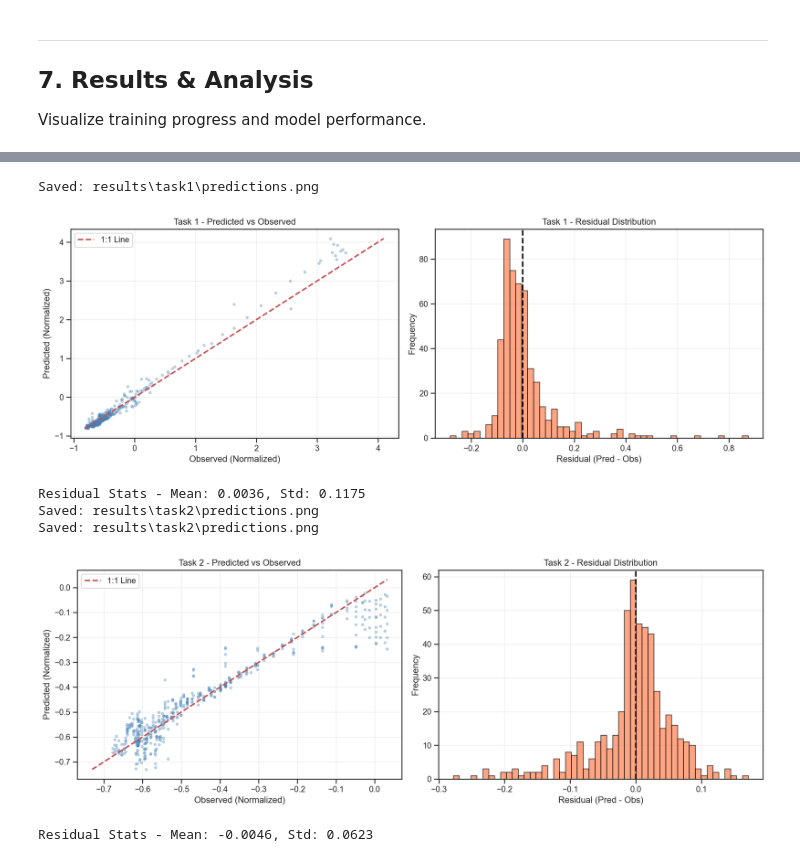
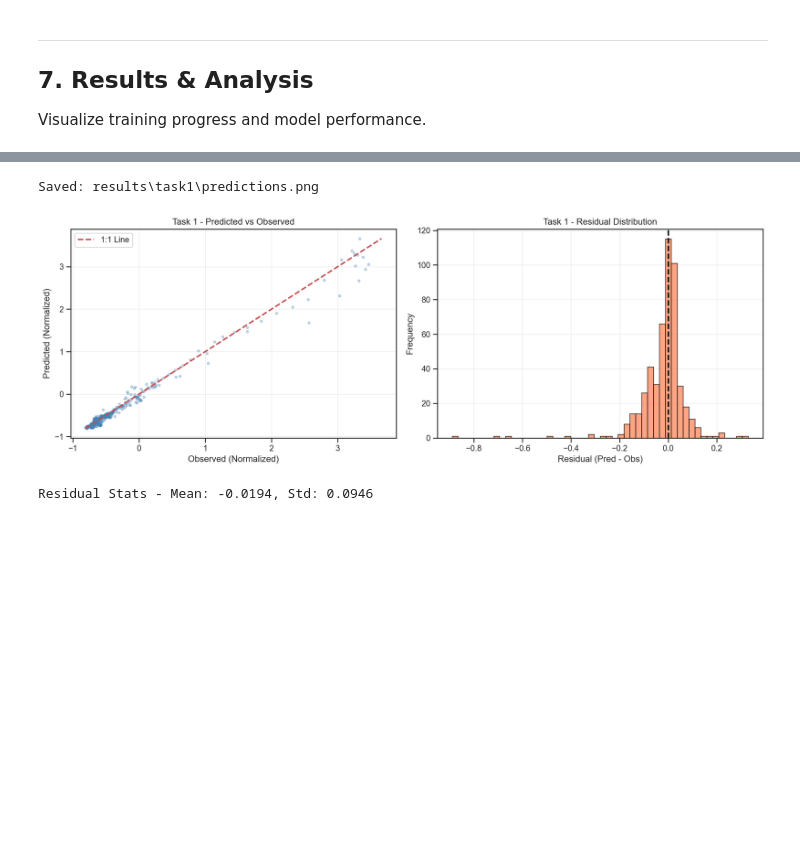
Before and after one commit to VYANHTRAN/hydrology-prediction, a Jupyter notebook: CAMELS_Pipeline.ipynb, the cells around one changed output, grey strips where cells are left out. Saved outputs shown, nothing was run; the diff lists cells and outputs as text; code cells hidden in the pictures; blank space fills up the shorter version.

Commit message:
result

```diff
--- a/CAMELS_Pipeline.ipynb
+++ b/CAMELS_Pipeline.ipynb
@@ -138,7 +137,7 @@ class BaseConfig:
 
     # ==================== EXPERIMENT ====================
     USE_STATIC: bool = True
-    NUM_BASINS: int = 5
+    NUM_BASINS: int = 20
 
     # ==================== DATA SPLIT (Hydrological Years) ====================
     TRAIN_START: str = '1980-10-01'
@@ -188,19 +187,20 @@ class Task1Config(BaseConfig):
     PREDICT_HORIZON: int = 2      # Predict at t+2
 
     # ==================== MODEL HYPERPARAMETERS ====================
-    HIDDEN_DIM: int = 256         # Larger capacity than Task 2
-    NUM_LAYERS: int = 2           # Deeper network
+    HIDDEN_DIM: int = 64
+    NUM_LAYERS: int = 1
     BIDIRECTIONAL: bool = True    # Bidirectional LSTM
-    DROPOUT: float = 0.3          # Higher dropout (was overfitting)
+    DROPOUT: float = 0.5          # Higher dropout (was overfitting)
     USE_ATTENTION: bool = True    # Self-attention over hidden states
     USE_FUTURE_FORCING: bool = True  # Include future forcing data
 
     # ==================== TRAINING ====================
-    LEARNING_RATE: float = 0.001  # Higher initial LR
+    LEARNING_RATE: float = 0.0005  # Higher initial LR
+    WEIGHT_DECAY: float = 1e-4
     LR_PATIENCE: int = 5          # ReduceLROnPlateau patience
     LR_FACTOR: float = 0.5        # LR reduction factor
-    EPOCHS: int = 100
-    EARLY_STOPPING_PATIENCE: int = 15
+    EPOCHS: int = 200
+    EARLY_STOPPING_PATIENCE: int = 50
     GRAD_CLIP_ENABLED: bool = True
     GRAD_CLIP_MAX_NORM: float = 1.0
 
@@ -1691,7 +1700,12 @@ def run_task1(config: Task1Config, device: torch.device, dynamic_data: Dict[str,
         use_attention=config.USE_ATTENTION
     ).to(device)
 
-    optimizer = optim.AdamW(model.parameters(), lr=config.LEARNING_RATE)
+    weight_decay = getattr(config, 'WEIGHT_DECAY', 1e-4)
+
+    optimizer = optim.AdamW(model.parameters(),
+                            lr=config.LEARNING_RATE,
+                            weight_decay=weight_decay)
+
     scheduler = optim.lr_scheduler.ReduceLROnPlateau(
         optimizer, mode='min', factor=config.LR_FACTOR,
         patience=config.LR_PATIENCE
@@ -2078,7 +2092,7 @@ if dataset_exists:
           f"PredictSteps={task2_cfg.PREDICT_STEPS}", flush=True)
     print("🔹"*30, flush=True)
 
-    task2_results = run_task2(task2_cfg, device, dynamic_data, df_static_train, preprocessor, basin_ids)
+    # task2_results = run_task2(task2_cfg, device, dynamic_data, df_static_train, preprocessor, basin_ids)
     sys.stdout.flush()
 
     # Final cleanup
@@ -2092,8 +2106,8 @@ if dataset_exists:
     print("="*60, flush=True)
     if task1_results:
         print(f"Task 1 NSE: {task1_results['test_nse']:.4f}", flush=True)
-    if task2_results:
-        print(f"Task 2 NSE: {task2_results['test_nse']:.4f}", flush=True)
+    # if task2_results:
+    #     print(f"Task 2 NSE: {task2_results['test_nse']:.4f}", flush=True)
 else:
     print("Dataset not available. Please download the CAMELS dataset first.")
 # %% [output]
@@ -2214,41 +2226,37 @@ def plot_predictions(results: Optional[Dict[str, Any]], task_name: str,
     # Residual histogram
     residuals = preds - targets
     axes[1].hist(residuals, bins=50, color='coral', edgecolor='black', alpha=0.7)
     axes[1].axvline(x=0, color='black', linestyle='--', linewidth=2)
     axes[1].set_xlabel('Residual (Pred - Obs)')
     axes[1].set_ylabel('Frequency')
     axes[1].set_title(f'{task_name} - Residual Distribution')
     axes[1].grid(True, alpha=0.3)
 
     plt.tight_layout()
 
     # Save figure
     task_id = task_name.lower().replace(' ', '').replace(':', '')
     save_path = os.path.join(save_dir, task_id, 'predictions.png')
     os.makedirs(os.path.dirname(save_path), exist_ok=True)
     plt.savefig(save_path, dpi=150, bbox_inches='tight')
     print(f"Saved: {save_path}")
 
     plt.show()
     plt.close()
 
     # Statistics
     print(f"Residual Stats - Mean: {np.mean(residuals):.4f}, Std: {np.std(residuals):.4f}")
 
 # Plot if results exist
 if 'task1_results' in dir() and task1_results is not None:
     plot_predictions(task1_results, "Task 1", save_dir=cfg.RESULTS_DIR)
 
-if 'task2_results' in dir() and task2_results is not None:
-    plot_predictions(task2_results, "Task 2", save_dir=cfg.RESULTS_DIR)
+# if 'task2_results' in dir() and task2_results is not None:
+#     plot_predictions(task2_results, "Task 2", save_dir=cfg.RESULTS_DIR)
 # %% [output]
 Saved: results\task1\predictions.png
-[figure, old version]
+[figure, new version]
-Residual Stats - Mean: 0.0036, Std: 0.1175
-Saved: results\task2\predictions.png
-Saved: results\task2\predictions.png
+Residual Stats - Mean: -0.0194, Std: 0.0946
-[figure, removed]
-Residual Stats - Mean: -0.0046, Std: 0.0623
 # %%
 # === 8.3 TIME SERIES VISUALIZATION ===
 
```
Also changed, not shown: parts of 8 cells of this notebook.
